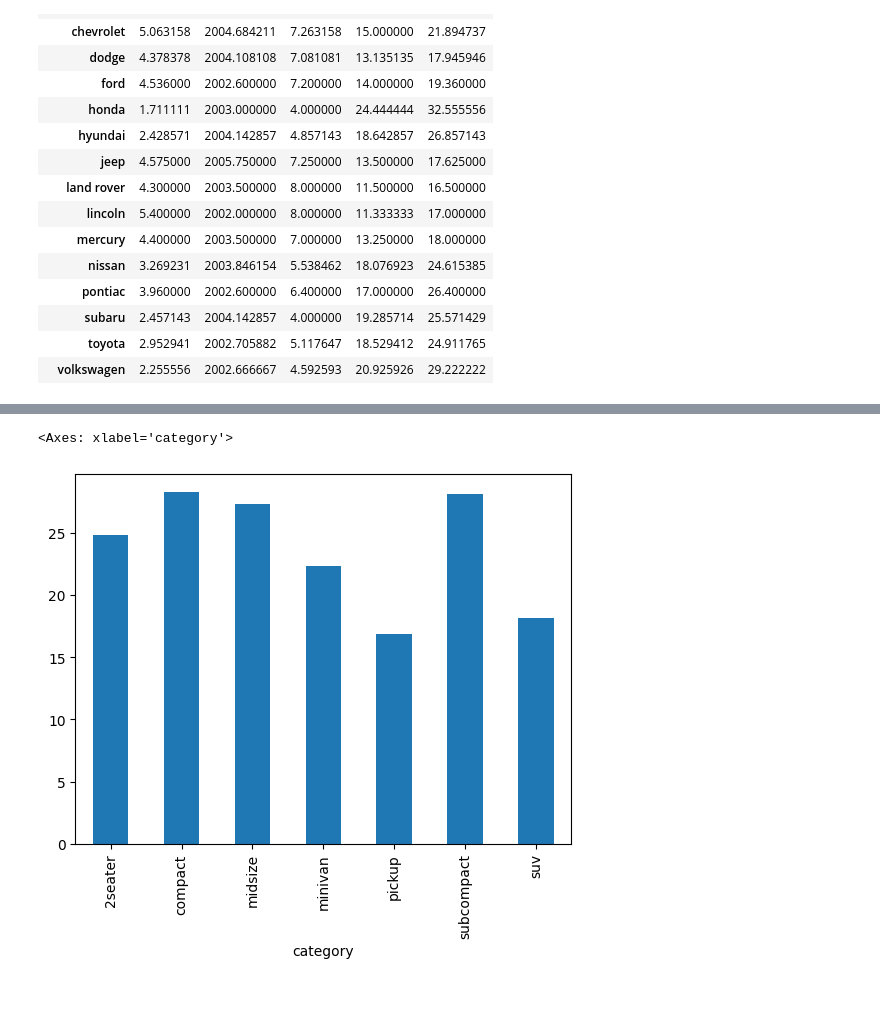
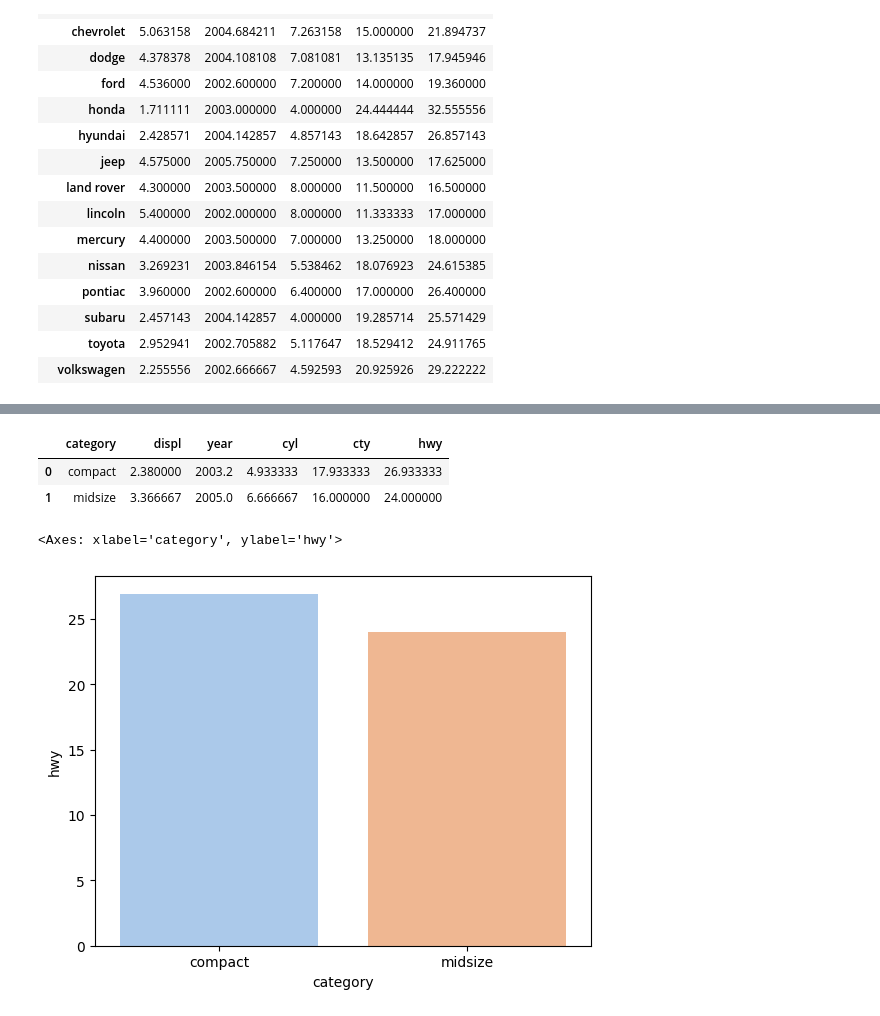
Before and after one commit to ha-es/doit_python, a Jupyter notebook: BDA/하은서73_0409_필수2.ipynb, the cells around one changed output, grey strips where cells are left out. Saved outputs shown, nothing was run; the diff lists cells and outputs as text; code cells hidden in the pictures.

```diff
--- a/BDA/하은서73_0409_필수2.ipynb
+++ b/BDA/하은서73_0409_필수2.ipynb
@@ -73,5 +50,13 @@ mpg_cg
-# %%
-mpg_cg['hwy'].plot(kind='bar')
-# %% [output]
-<Axes: xlabel='category'>
-[figure, removed]
+# %%
+mpg_audi = mpg.query("manufacturer == 'audi'").groupby('category', as_index=False).mean()
+mpg_audi
+# %% [output]
+|  | category | displ | year | cyl | cty | hwy |
+| 0 | compact | 2.380000 | 2003.2 | 4.933333 | 17.933333 | 26.933333 |
+| 1 | midsize | 3.366667 | 2005.0 | 6.666667 | 16.000000 | 24.000000 |
+# %%
+# 고속도로연비
+sns.barplot(mpg_audi, x='category', y='hwy', palette='pastel')
+# %% [output]
+<Axes: xlabel='category', ylabel='hwy'>
+[figure, added]
```
Also changed, not shown: parts of 11 cells of this notebook, 2 other files.
